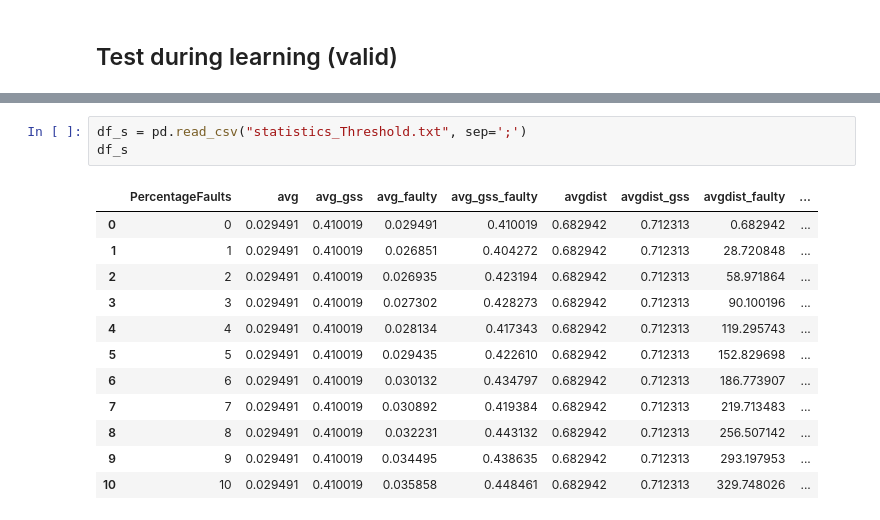
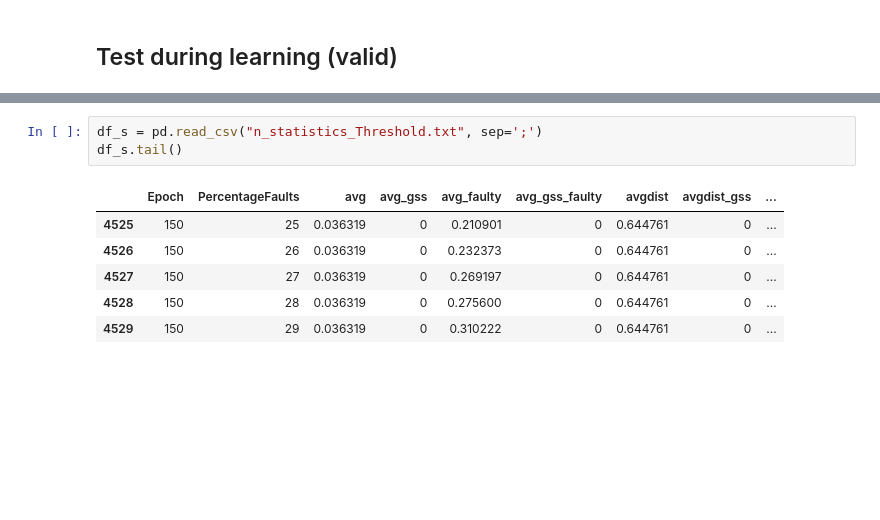
Before and after one commit to bgirau/FaultyKohonen, a Jupyter notebook: visual_threshold.ipynb, the cells around one changed output, grey strips where cells are left out. Cells and saved outputs as stored; diff of their text form; blank space fills up the shorter version.

Commit message:
TEST. SIZE 16*16, Epoch 150, Iter 70, #Maps 10 %faults 30 #exp 32

```diff
--- a/visual_threshold.ipynb
+++ b/visual_threshold.ipynb
@@ -134,16 +82,10 @@ for i in df_v.MapNumber.unique():
 # %%
-df_s = pd.read_csv("statistics_Threshold.txt", sep=';')
-df_s
+df_s = pd.read_csv("n_statistics_Threshold.txt", sep=';')
+df_s.tail()
 # %% [output]
-|  | PercentageFaults | avg | avg_gss | avg_faulty | avg_gss_faulty | avgdist | avgdist_gss | avgdist_faulty | ... |
-| 0 | 0 | 0.029491 | 0.410019 | 0.029491 | 0.410019 | 0.682942 | 0.712313 | 0.682942 | ... |
-| 1 | 1 | 0.029491 | 0.410019 | 0.026851 | 0.404272 | 0.682942 | 0.712313 | 28.720848 | ... |
-| 2 | 2 | 0.029491 | 0.410019 | 0.026935 | 0.423194 | 0.682942 | 0.712313 | 58.971864 | ... |
-| 3 | 3 | 0.029491 | 0.410019 | 0.027302 | 0.428273 | 0.682942 | 0.712313 | 90.100196 | ... |
-| 4 | 4 | 0.029491 | 0.410019 | 0.028134 | 0.417343 | 0.682942 | 0.712313 | 119.295743 | ... |
-| 5 | 5 | 0.029491 | 0.410019 | 0.029435 | 0.422610 | 0.682942 | 0.712313 | 152.829698 | ... |
-| 6 | 6 | 0.029491 | 0.410019 | 0.030132 | 0.434797 | 0.682942 | 0.712313 | 186.773907 | ... |
-| 7 | 7 | 0.029491 | 0.410019 | 0.030892 | 0.419384 | 0.682942 | 0.712313 | 219.713483 | ... |
-| 8 | 8 | 0.029491 | 0.410019 | 0.032231 | 0.443132 | 0.682942 | 0.712313 | 256.507142 | ... |
-| 9 | 9 | 0.029491 | 0.410019 | 0.034495 | 0.438635 | 0.682942 | 0.712313 | 293.197953 | ... |
-| 10 | 10 | 0.029491 | 0.410019 | 0.035858 | 0.448461 | 0.682942 | 0.712313 | 329.748026 | ... |
+|  | Epoch | PercentageFaults | avg | avg_gss | avg_faulty | avg_gss_faulty | avgdist | avgdist_gss | ... |
+| 4525 | 150 | 25 | 0.036319 | 0 | 0.210901 | 0 | 0.644761 | 0 | ... |
+| 4526 | 150 | 26 | 0.036319 | 0 | 0.232373 | 0 | 0.644761 | 0 | ... |
+| 4527 | 150 | 27 | 0.036319 | 0 | 0.269197 | 0 | 0.644761 | 0 | ... |
+| 4528 | 150 | 28 | 0.036319 | 0 | 0.275600 | 0 | 0.644761 | 0 | ... |
+| 4529 | 150 | 29 | 0.036319 | 0 | 0.310222 | 0 | 0.644761 | 0 | ... |
```
Also changed, not shown: parts of 13 cells of this notebook, 11 other files.
